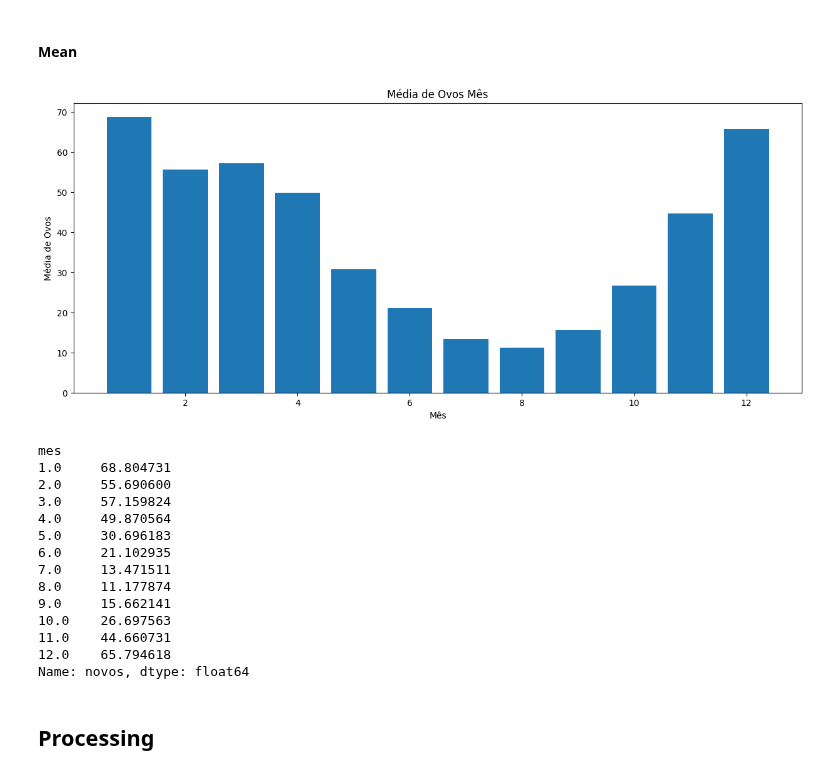
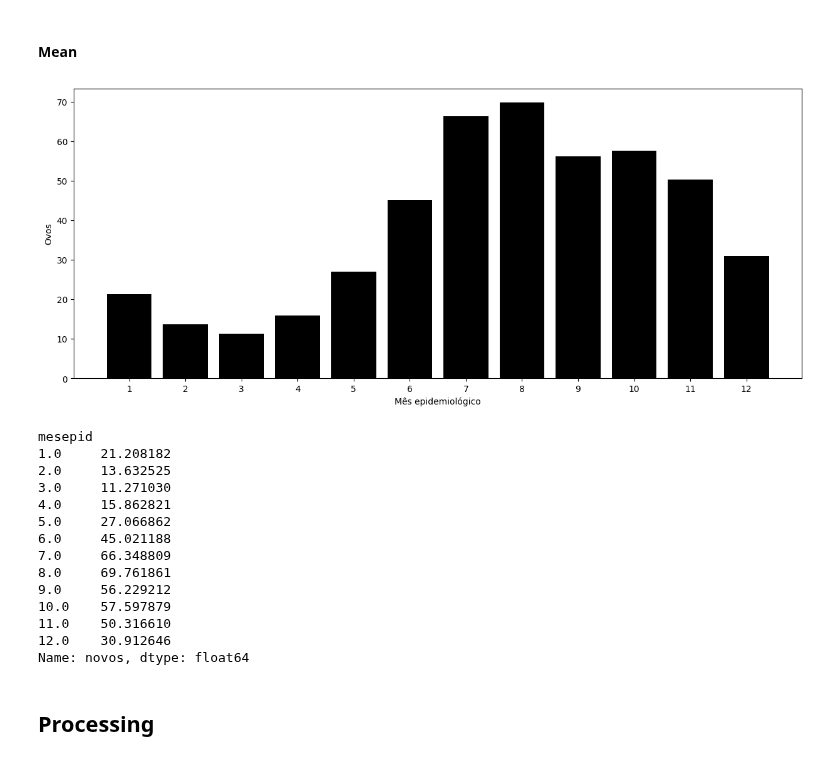
Before and after one commit to pedrobahia7/tcc_ovitraps, a Jupyter notebook: notebooks/treated_df_initial_exploration.ipynb, the cells around one changed output. Cells and saved outputs as stored; diff of their text form; code cells hidden in the pictures.

```diff
--- a/notebooks/treated_df_initial_exploration.ipynb
+++ b/notebooks/treated_df_initial_exploration.ipynb
@@ -576,32 +840,33 @@ Name: novos, dtype: float64
 # %% [markdown]
 #### Mean
 # %%
-eggs_by_month_mean =  data[['novos','mes']].groupby('mes').mean()['novos']
+eggs_by_month_mean =  data[['novos','mesepid']].groupby('mesepid').mean()['novos']
 
 
 plt.figure(figsize=(15, 6))
-plt.bar(eggs_by_month_mean.index, eggs_by_month_mean.values)
-plt.xlabel('Mês')
-plt.ylabel('Média de Ovos')
-plt.title('Média de Ovos Mês')
+plt.bar(eggs_by_month_mean.index, eggs_by_month_mean.values,color='black')
+plt.xlabel('Mês epidemiológico')
+plt.ylabel('Ovos')
+plt.xticks(range(1,13))
+#plt.title('Média de Ovos Mês')
 plt.show()
 
 display(eggs_by_month_mean)
 # %% [output]
-[figure, old version]
+[figure, new version]
-mes
-1.0     68.804731
-2.0     55.690600
-3.0     57.159824
-4.0     49.870564
-5.0     30.696183
-6.0     21.102935
-7.0     13.471511
-8.0     11.177874
-9.0     15.662141
-10.0    26.697563
-11.0    44.660731
-12.0    65.794618
+mesepid
+1.0     21.208182
+2.0     13.632525
+3.0     11.271030
+4.0     15.862821
+5.0     27.066862
+6.0     45.021188
+7.0     66.348809
+8.0     69.761861
+9.0     56.229212
+10.0    57.597879
+11.0    50.316610
+12.0    30.912646
 Name: novos, dtype: float64
 # %% [markdown]
 ## Processing
```
Also changed, not shown: parts of 33 cells of this notebook.
